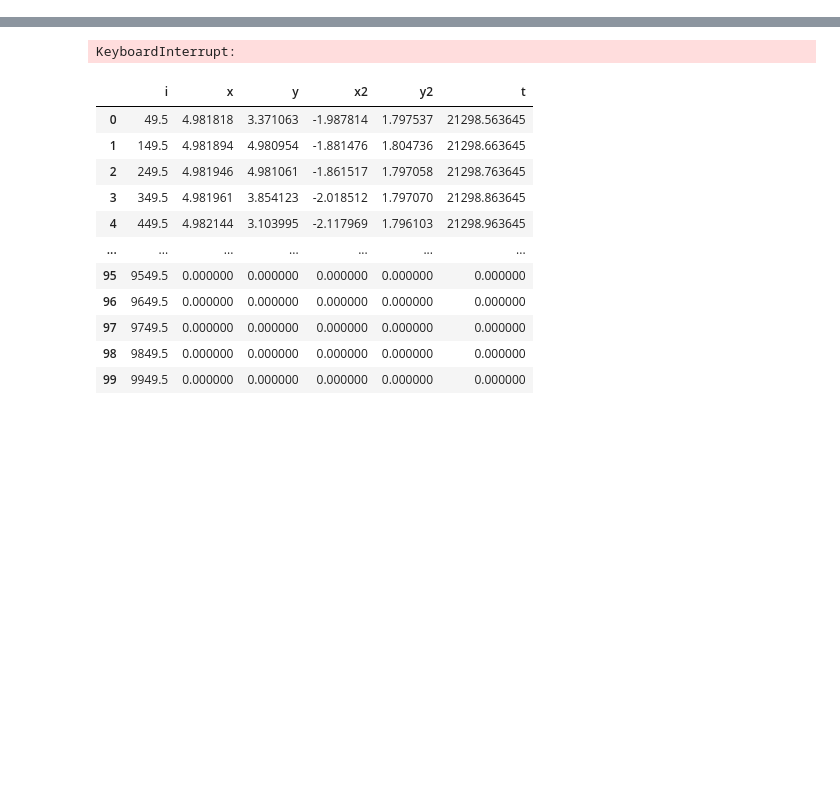
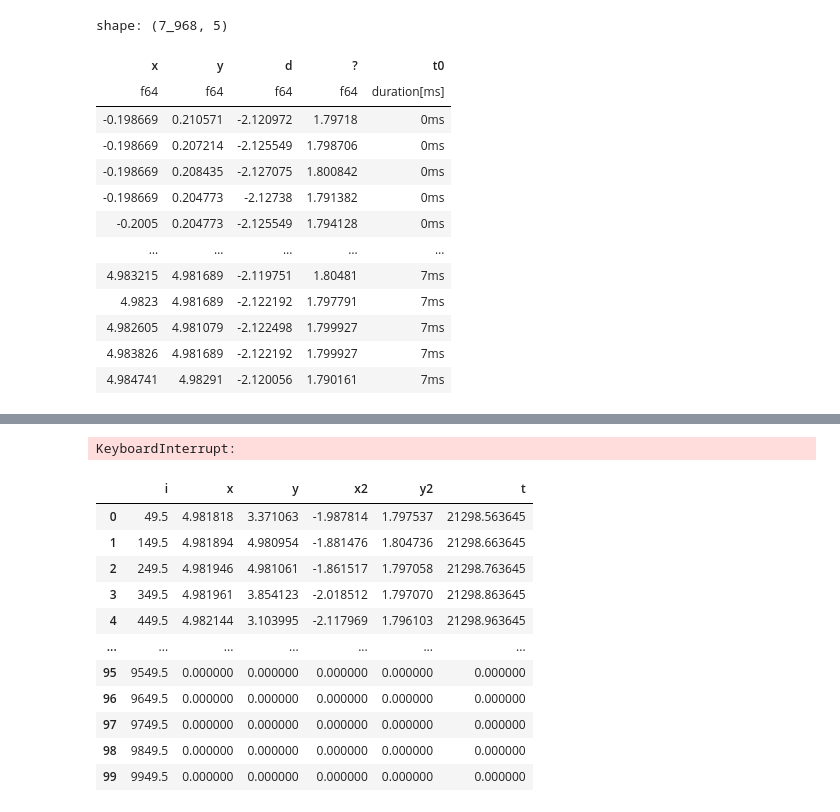
Before and after one commit to schlich/vns, a Jupyter notebook: playground.ipynb, the cells around one changed output, grey strips where cells are left out. Drawn from its saved outputs; the diff is of its cells as text; code cells hidden in the pictures; blank space fills up the shorter version.

```diff
--- a/playground.ipynb
+++ b/playground.ipynb
@@ -3,0 +45,21 @@
+# %%
+trial.eyejoy().with_columns(
+    ((pl.col("t") - pl.col("t").min()) * 1000)
+    .alias("t0")
+    .cast(dtype=pl.Duration("ms")),
+).drop("t")
+# %% [output]
+shape: (7_968, 5)
+| x | y | d | ? | t0 |
+| f64 | f64 | f64 | f64 | duration[ms] |
+| -0.198669 | 0.210571 | -2.120972 | 1.79718 | 0ms |
+| -0.198669 | 0.207214 | -2.125549 | 1.798706 | 0ms |
+| -0.198669 | 0.208435 | -2.127075 | 1.800842 | 0ms |
+| -0.198669 | 0.204773 | -2.12738 | 1.791382 | 0ms |
+| -0.2005 | 0.204773 | -2.125549 | 1.794128 | 0ms |
+| … | … | … | … | … |
+| 4.983215 | 4.981689 | -2.119751 | 1.80481 | 7ms |
+| 4.9823 | 4.981689 | -2.122192 | 1.797791 | 7ms |
+| 4.982605 | 4.981079 | -2.122498 | 1.799927 | 7ms |
+| 4.983826 | 4.981689 | -2.122192 | 1.799927 | 7ms |
+| 4.984741 | 4.98291 | -2.120056 | 1.790161 | 7ms |
```
Also changed, not shown: parts of 14 cells of this notebook, 6 other files.
